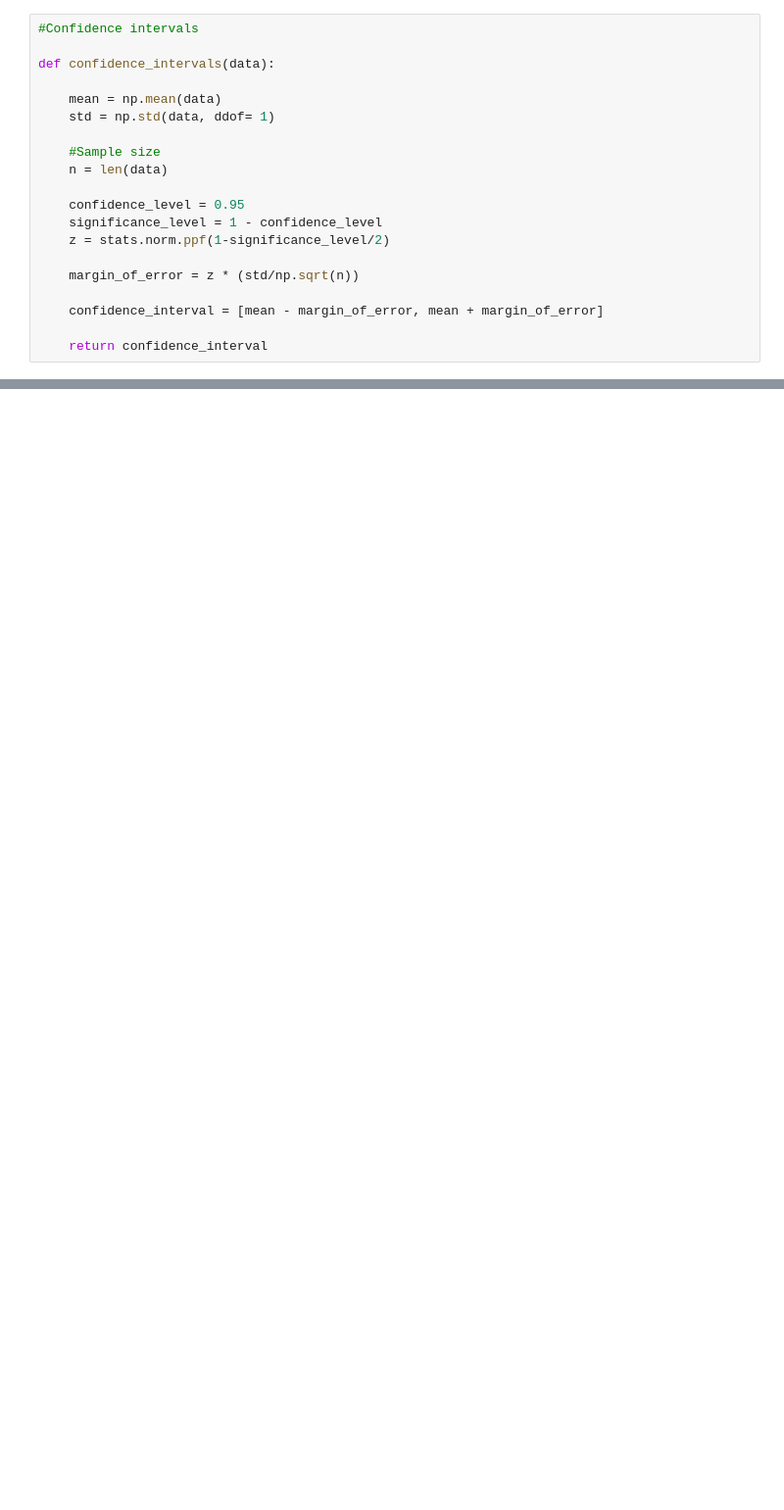
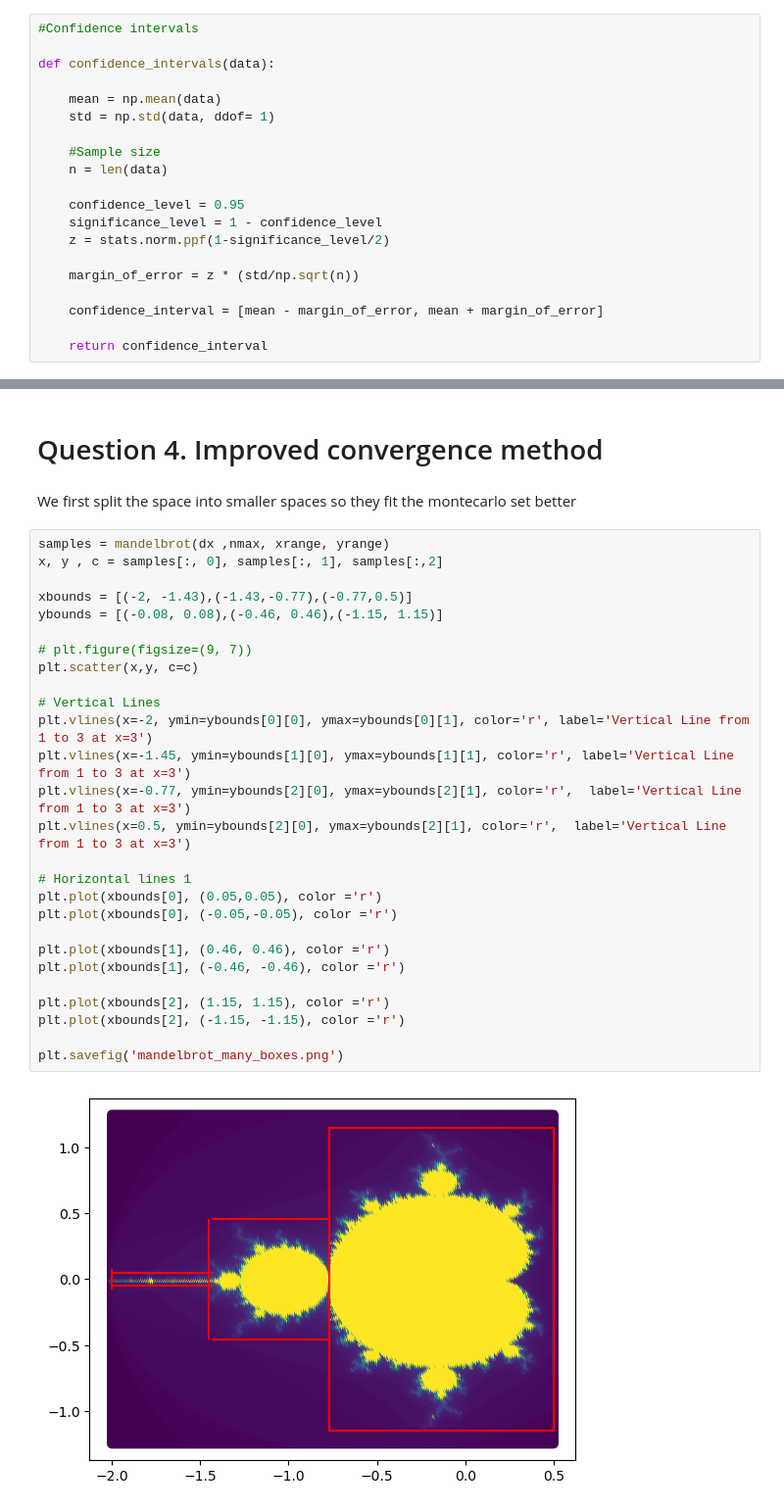
Before and after one commit to AleksSliw/Stochastic-modelling, a Jupyter notebook: Assignment 1.ipynb, the cells around one changed output, grey strips where cells are left out. Shown at 98% size. Saved outputs shown, nothing was run; the diff lists cells and outputs as text; blank space fills up the shorter version.

```diff
--- a/Assignment 1.ipynb
+++ b/Assignment 1.ipynb
@@ -531,0 +545,33 @@ ORTHOGONAL SAMPLING CI
+# %% [markdown]
+# Question 4. Improved convergence method
+# %% [markdown]
+We first split the space into smaller spaces so they fit the montecarlo set better
+# %%
+samples = mandelbrot(dx ,nmax, xrange, yrange)
+x, y , c = samples[:, 0], samples[:, 1], samples[:,2]
+
+xbounds = [(-2, -1.43),(-1.43,-0.77),(-0.77,0.5)]
+ybounds = [(-0.08, 0.08),(-0.46, 0.46),(-1.15, 1.15)]
+
+# plt.figure(figsize=(9, 7))
+plt.scatter(x,y, c=c)
+
+# Vertical Lines
+plt.vlines(x=-2, ymin=ybounds[0][0], ymax=ybounds[0][1], color='r', label='Vertical Line from 1 to 3 at x=3')
+plt.vlines(x=-1.45, ymin=ybounds[1][0], ymax=ybounds[1][1], color='r', label='Vertical Line from 1 to 3 at x=3')
+plt.vlines(x=-0.77, ymin=ybounds[2][0], ymax=ybounds[2][1], color='r',  label='Vertical Line from 1 to 3 at x=3')
+plt.vlines(x=0.5, ymin=ybounds[2][0], ymax=ybounds[2][1], color='r',  label='Vertical Line from 1 to 3 at x=3')
+
+# Horizontal lines 1
+plt.plot(xbounds[0], (0.05,0.05), color ='r')
+plt.plot(xbounds[0], (-0.05,-0.05), color ='r')
+
+plt.plot(xbounds[1], (0.46, 0.46), color ='r')
+plt.plot(xbounds[1], (-0.46, -0.46), color ='r')
+
+plt.plot(xbounds[2], (1.15, 1.15), color ='r')
+plt.plot(xbounds[2], (-1.15, -1.15), color ='r')
+
+plt.savefig('mandelbrot_many_boxes.png')
+# %% [output]
+[figure, added]
```
Also changed, not shown: parts of 34 cells of this notebook.
